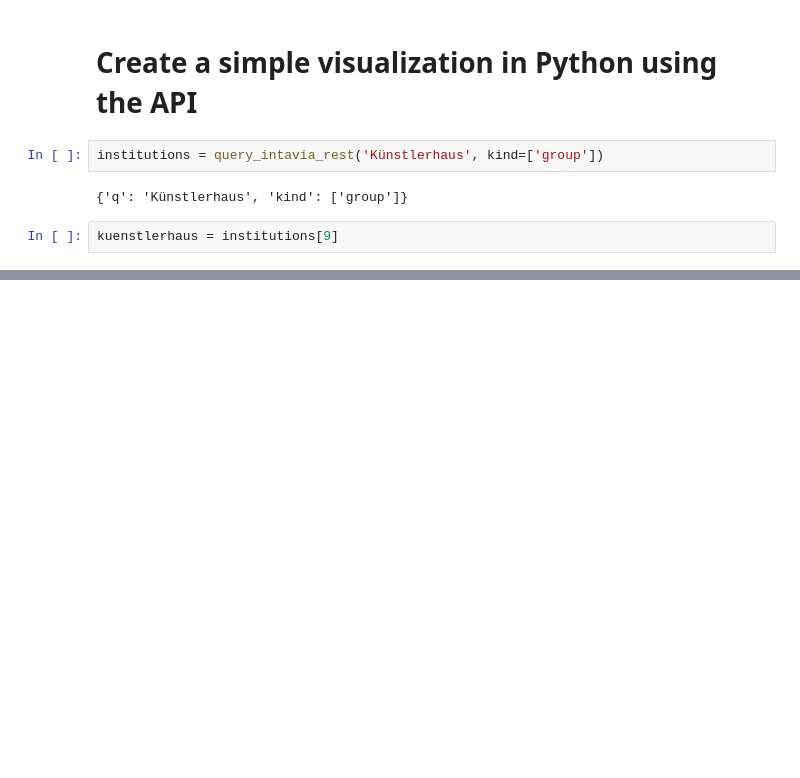
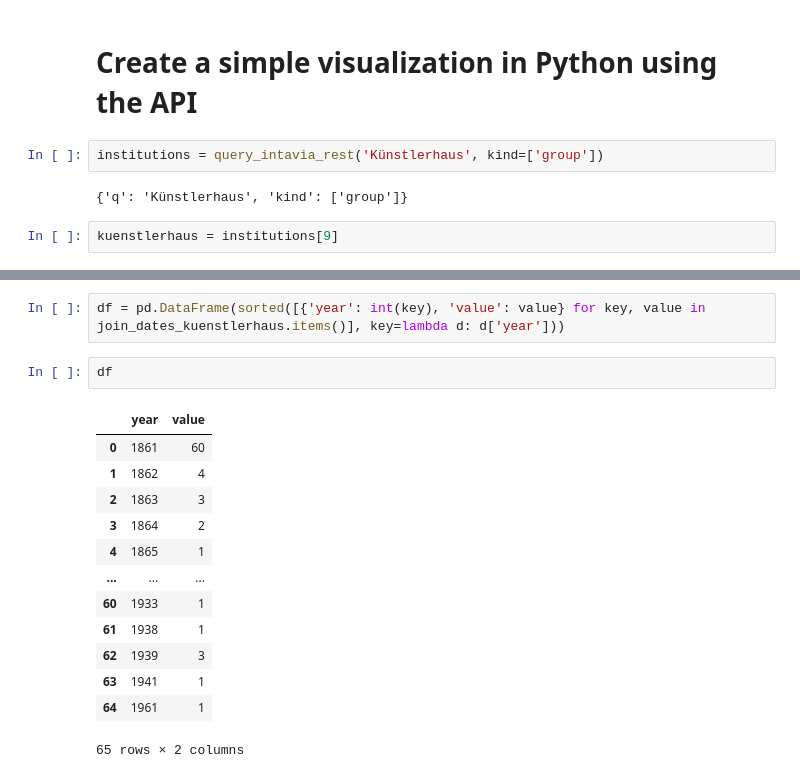
Before and after one commit to InTaVia/backend-presentation-ljubljana-2023, a Jupyter notebook: intavia_hands_on_9_23.ipynb, the cells around one changed output, grey strips where cells are left out. Drawn from its saved outputs; the diff is of its cells as text; blank space fills up the shorter version.

```diff
--- a/intavia_hands_on_9_23.ipynb
+++ b/intavia_hands_on_9_23.ipynb
@@ -235,0 +292,18 @@ kuenstlerhaus
+# %%
+df = pd.DataFrame(sorted([{'year': int(key), 'value': value} for key, value in join_dates_kuenstlerhaus.items()], key=lambda d: d['year']))
+# %%
+df
+# %% [output]
+|  | year | value |
+| 0 | 1861 | 60 |
+| 1 | 1862 | 4 |
+| 2 | 1863 | 3 |
+| 3 | 1864 | 2 |
+| 4 | 1865 | 1 |
+| ... | ... | ... |
+| 60 | 1933 | 1 |
+| 61 | 1938 | 1 |
+| 62 | 1939 | 3 |
+| 63 | 1941 | 1 |
+| 64 | 1961 | 1 |
+65 rows × 2 columns
```
Also changed, not shown: parts of 9 cells of this notebook.
